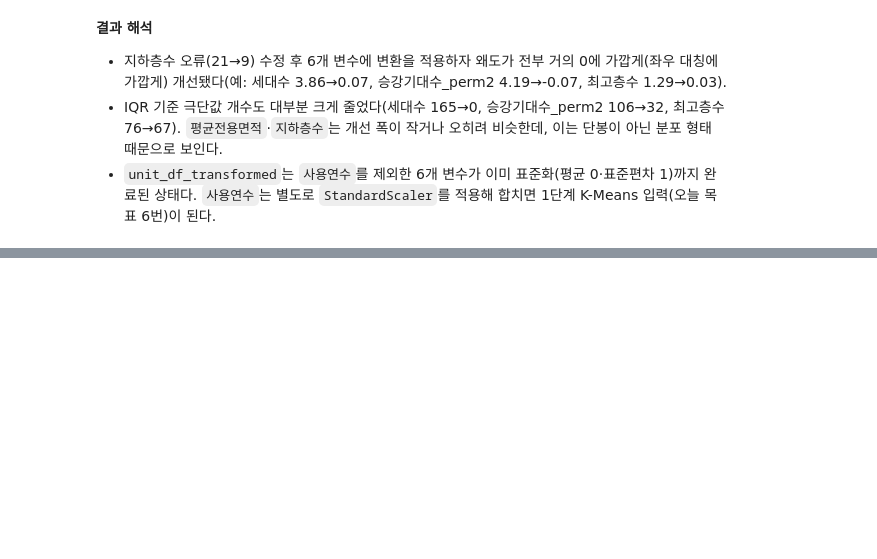
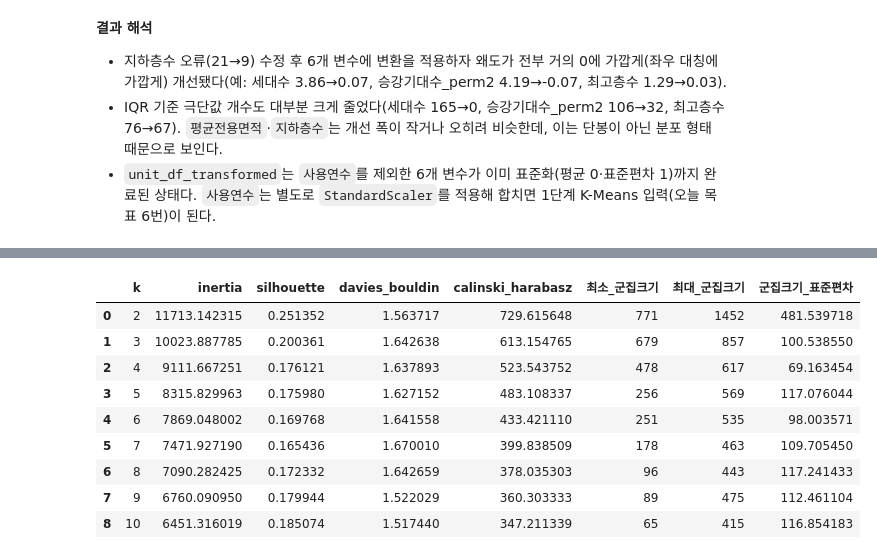
Before and after one commit to roh-git/mlapt_project, a Jupyter notebook: main_analysis.ipynb, the cells around one changed output, grey strips where cells are left out. Cells and saved outputs as stored; diff of their text form; code cells hidden in the pictures; blank space fills up the shorter version.

```diff
--- a/main_analysis.ipynb
+++ b/main_analysis.ipynb
@@ -560,0 +587,38 @@ comparison
+# %%
+from sklearn.cluster import KMeans
+from sklearn.metrics import (
+    adjusted_rand_score,
+    calinski_harabasz_score,
+    davies_bouldin_score,
+    silhouette_score,
+)
+
+k_search_rows = []
+for k in range(2, 11):
+    km = KMeans(n_clusters=k, n_init=50, random_state=42)
+    labels = km.fit_predict(X)
+    sizes = pd.Series(labels).value_counts().sort_index()
+    k_search_rows.append({
+        'k': k,
+        'inertia': km.inertia_,
+        'silhouette': silhouette_score(X, labels),
+        'davies_bouldin': davies_bouldin_score(X, labels),
+        'calinski_harabasz': calinski_harabasz_score(X, labels),
+        '최소_군집크기': sizes.min(),
+        '최대_군집크기': sizes.max(),
+        '군집크기_표준편차': sizes.std(),
+    })
+
+k_search = pd.DataFrame(k_search_rows)
+k_search
+# %% [output]
+|  | k | inertia | silhouette | davies_bouldin | calinski_harabasz | 최소_군집크기 | 최대_군집크기 | 군집크기_표준편차 |
+| 0 | 2 | 11713.142315 | 0.251352 | 1.563717 | 729.615648 | 771 | 1452 | 481.539718 |
+| 1 | 3 | 10023.887785 | 0.200361 | 1.642638 | 613.154765 | 679 | 857 | 100.538550 |
+| 2 | 4 | 9111.667251 | 0.176121 | 1.637893 | 523.543752 | 478 | 617 | 69.163454 |
+| 3 | 5 | 8315.829963 | 0.175980 | 1.627152 | 483.108337 | 256 | 569 | 117.076044 |
+| 4 | 6 | 7869.048002 | 0.169768 | 1.641558 | 433.421110 | 251 | 535 | 98.003571 |
+| 5 | 7 | 7471.927190 | 0.165436 | 1.670010 | 399.838509 | 178 | 463 | 109.705450 |
+| 6 | 8 | 7090.282425 | 0.172332 | 1.642659 | 378.035303 | 96 | 443 | 117.241433 |
+| 7 | 9 | 6760.090950 | 0.179944 | 1.522029 | 360.303333 | 89 | 475 | 112.461104 |
+| 8 | 10 | 6451.316019 | 0.185074 | 1.517440 | 347.211339 | 65 | 415 | 116.854183 |
```
Also changed, not shown: parts of 11 cells of this notebook.
